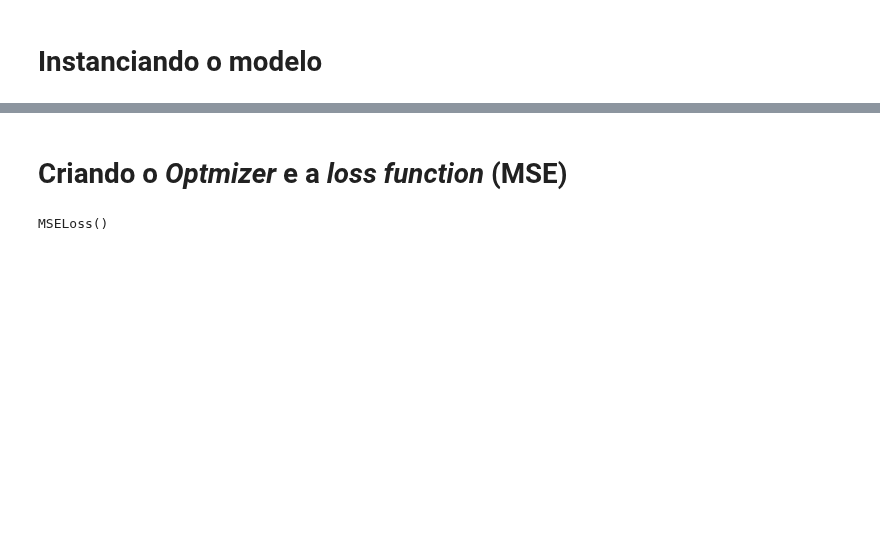
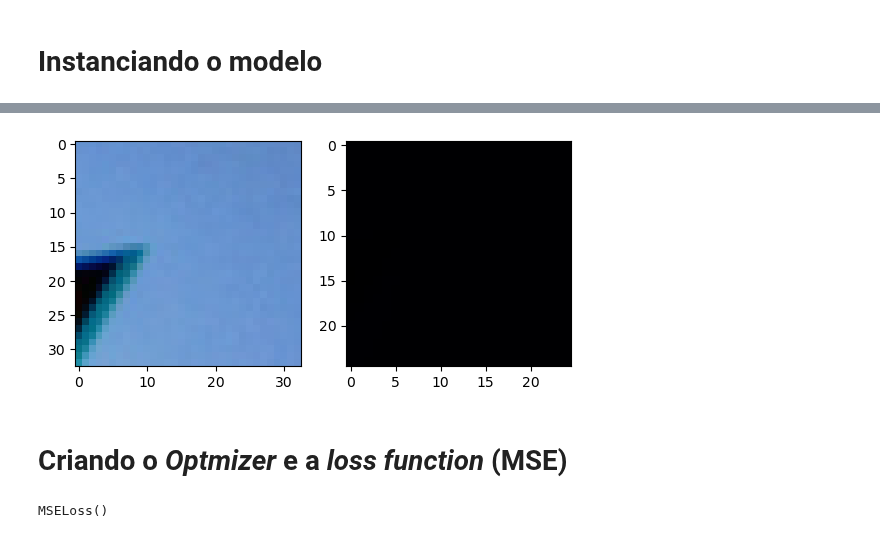
Before and after one commit to velozo27/TCC-Pedro-Velozo-ENG1132, a Jupyter notebook: SRCNN_Comentada.ipynb, the cells around one changed output, grey strips where cells are left out. Drawn from its saved outputs; the diff is of its cells as text; code cells hidden in the pictures; blank space fills up the shorter version.

```diff
--- a/SRCNN_Comentada.ipynb
+++ b/SRCNN_Comentada.ipynb
@@ -532,13 +391,13 @@ lr = 1e-3
 # %%
-img = get_image_patch(f"{DATASET_ROOT}/Set5_train").float()/255
+img = image_patches.get_image_patch(f"{DATASET_ROOT}/{DATASET_NAME}_train").float()/255
 print(type(img), img.shape, img.dtype, img.min(), img.max())
 with torch.no_grad():
   img_out = model(img.unsqueeze(0).to(device))
 print(type(img_out), img_out.shape, img_out.dtype, img_out.min(), img_out.max())
-plt.figure()
-plt.subplot(1, 2, 1)
-plt.imshow(ImageHelperInstance.tensor_as_image(img.cpu()))
-plt.subplot(1, 2, 2)
-plt.imshow(ImageHelperInstance.tensor_as_image(img_out.squeeze().cpu()))
-plt.show()
+# plt.figure()
+# plt.subplot(1, 2, 1)
+# plt.imshow(ImageHelperInstance.tensor_as_image(img.cpu()))
+# plt.subplot(1, 2, 2)
+# plt.imshow(ImageHelperInstance.tensor_as_image(img_out.squeeze().cpu()))
+# plt.show()
 # %% [output]
@@ -551,3 +408,12 @@ WARNING:matplotlib.image:Clipping input data to the valid range for imshow with
+# %%
+plt.figure()
+plt.subplot(1, 2, 1)
+plt.imshow(image_helper.tensor_as_image(img.cpu()))
+plt.subplot(1, 2, 2)
+plt.imshow(image_helper.tensor_as_image(img_out.squeeze().cpu()))
+plt.show()
+# %% [output]
+[figure, added]
 # %% [markdown]
 # Criando o *Optmizer* e a *loss function* (MSE)
 # %%
```
Also changed, not shown: parts of 38 cells of this notebook, 4 other files.
